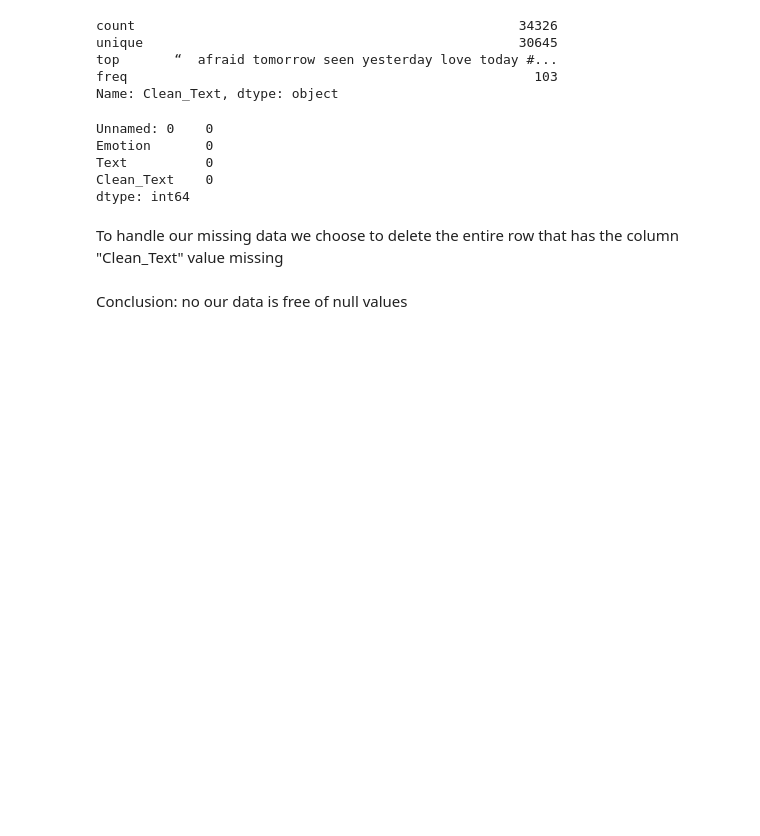
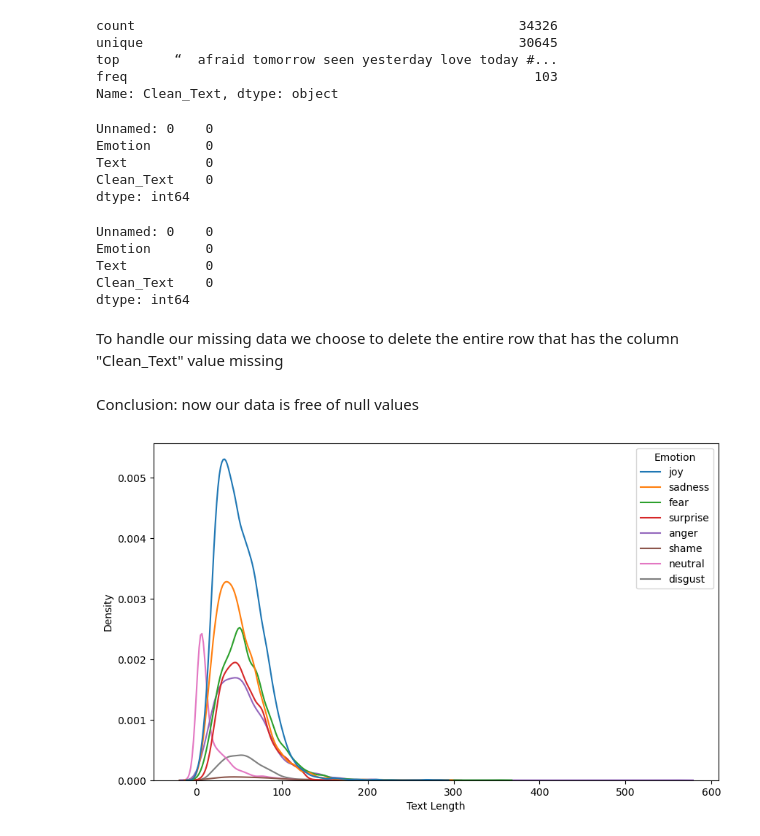
Before and after one commit to AKRAM-2002/End2End-nlp-project, a Jupyter notebook: notebooks/Emotion_Detection_Classifier.ipynb, the cells around one changed output. Drawn from its saved outputs; the diff is of its cells as text; code cells hidden in the pictures; blank space fills up the shorter version.

```diff
--- a/notebooks/Emotion_Detection_Classifier.ipynb
+++ b/notebooks/Emotion_Detection_Classifier.ipynb
@@ -158,7 +159,29 @@ Clean_Text    0
 dtype: int64
 # %%
 df = no_missing_data
+# %%
+df.isnull().sum()
+# %% [output]
+Unnamed: 0    0
+Emotion       0
+Text          0
+Clean_Text    0
+dtype: int64
 # %% [markdown]
 To handle our missing data we choose to delete the entire row that has the column "Clean_Text" value missing
 # %% [markdown]
-Conclusion: no our data is free of null values
+Conclusion: now our data is free of null values
+# %%
+df = df.drop(['Unnamed: 0'],axis=1)
+# %%
+df["Text Length"]=df["Clean_Text"].apply(len)
+
+fig=plt.figure(figsize=(10,6))
+
+sns.kdeplot(
+    x=df["Text Length"],
+    hue=df["Emotion"]
+)
+plt.show()
+# %% [output]
+[figure, added]
```
Also changed, not shown: parts of 18 cells of this notebook.
